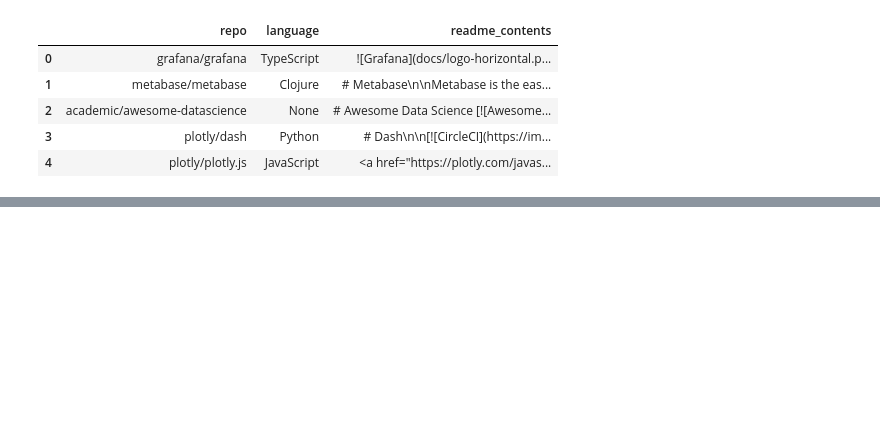
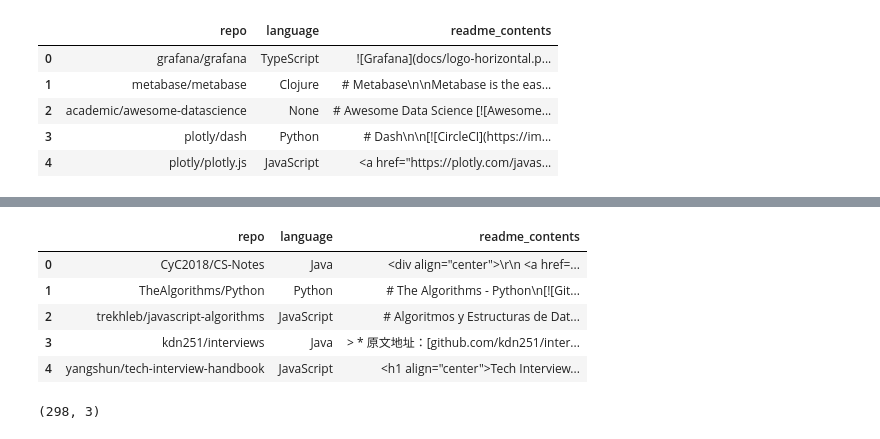
Before and after one commit to nlp-JB/predicting-using-nlp, a Jupyter notebook: acquire2_brandi.ipynb, the cells around one changed output, grey strips where cells are left out. Drawn from its saved outputs; the diff is of its cells as text; code cells hidden in the pictures; blank space fills up the shorter version.

```diff
--- a/acquire2_brandi.ipynb
+++ b/acquire2_brandi.ipynb
@@ -172,0 +204,20 @@ big_massive_df.shape
+# %%
+text_files = ['algorithm', 'bots', 'data-visualization',
+              'deep_learning', 'javascript', 'jupyter_notebook',
+              'machine_learning', 'nlp', 'python',
+              'repo_source', 'testing']
+
+massive_df = j_acquire.create_large_df(text_files)
+
+massive_df.head()
+# %% [output]
+|  | repo | language | readme_contents |
+| 0 | CyC2018/CS-Notes | Java | <div align="center">\r\n <a href=... |
+| 1 | TheAlgorithms/Python | Python | # The Algorithms - Python\n[![Git... |
+| 2 | trekhleb/javascript-algorithms | JavaScript | # Algoritmos y Estructuras de Dat... |
+| 3 | kdn251/interviews | Java | > * 原文地址：[github.com/kdn251/inter... |
+| 4 | yangshun/tech-interview-handbook | JavaScript | <h1 align="center">Tech Interview... |
+# %%
+massive_df.shape
+# %% [output]
+(298, 3)
```
Also changed, not shown: parts of 4 cells of this notebook, 3 other files.
